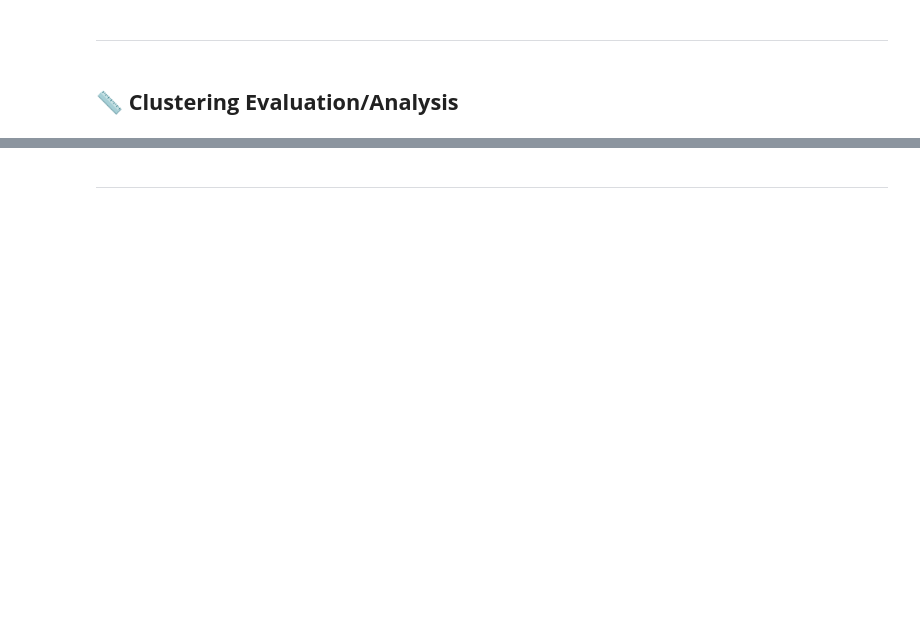
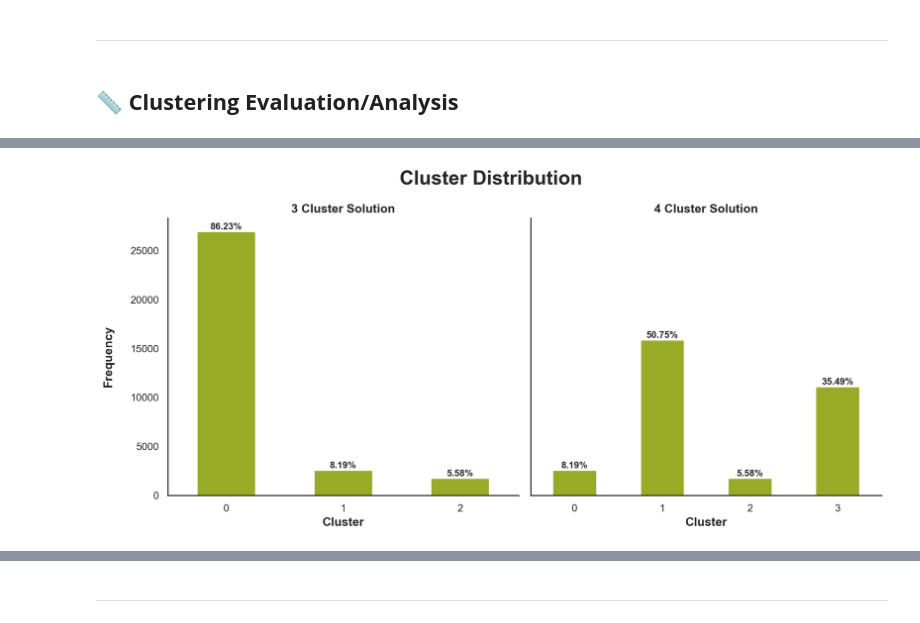
Before and after one commit to Silvestre17/DM_FoodDeliveryClustering_MasterProject, a Jupyter notebook: DM2425_Part2_37_02.ipynb, the cells around one changed output, grey strips where cells are left out. Drawn from its saved outputs; the diff is of its cells as text; code cells hidden in the pictures; blank space fills up the shorter version.

```diff
--- a/DM2425_Part2_37_02.ipynb
+++ b/DM2425_Part2_37_02.ipynb
@@ -202,0 +586,8 @@ weekdays_dict
+# %%
+# 3 Cluster Solution
+hc3_clust = AgglomerativeClustering(n_clusters=3)
+hc3_labels = hc3_clust.fit_predict(ABCDEats[metric_features])
+
+# Characterizing the 3 clusters
+df_concat = pd.concat([ABCDEats[metric_features], pd.Series(hc3_labels, name='labels', index=ABCDEats.index)], axis=1)
+df_concat.groupby('labels').mean()
@@ -202,0 +615,39 @@ weekdays_dict
+# %%
+## Barplot of the clusters (3 & 6 solutions in %)
+fig, ax = plt.subplots(1, 2, figsize=(12, 6), sharey=True)
+
+# 3 Cluster Solution
+cluster_freq = hc3_clust.labels_
+cluster_freq = pd.Series(cluster_freq).value_counts().sort_index()
+
+cluster_freq.plot(kind='bar', ax=ax[0], color=NOVAIMS_palette_colors[1])
+ax[0].set_title('3 Cluster Solution', fontsize=13, fontweight='bold')
+ax[0].set_xlabel('Cluster', fontsize=13, fontweight='bold')
+ax[0].set_ylabel('Frequency\n', fontsize=13, fontweight='bold')
+ax[0].set_xticklabels(ax[0].get_xticks(), rotation=0)
+
+# Add the percentage above the bars
+for i in ax[0].patches:
+    ax[0].text(i.get_x() + i.get_width()/2, i.get_height() + 3, f'{i.get_height()/cluster_freq.sum()*100:.2f}%',
+               ha='center', va='bottom', fontsize=10, fontweight='bold')
+
+# 6 Cluster Solution
+cluster_freq = hc4_clust.labels_
+cluster_freq = pd.Series(cluster_freq).value_counts().sort_index()
+
+cluster_freq.plot(kind='bar', ax=ax[1], color=NOVAIMS_palette_colors[1])
+ax[1].set_title('4 Cluster Solution', fontsize=13, fontweight='bold')
+ax[1].set_xlabel('Cluster', fontsize=13, fontweight='bold')
+ax[1].set_xticklabels(ax[1].get_xticks(), rotation=0)
+
+# Add the percentage above the bars
+for i in ax[1].patches:
+    ax[1].text(i.get_x() + i.get_width()/2, i.get_height() + 3, f'{i.get_height()/cluster_freq.sum()*100:.2f}%',
+               ha='center', va='bottom', fontsize=10, fontweight='bold')
+
+plt.suptitle('Cluster Distribution\n', fontsize=21, fontweight='bold', y=0.92)
+sns.despine(right=True, top=True)
+plt.tight_layout()
+plt.show()
+# %% [output]
+[figure, added]
```
Also changed, not shown: parts of 82 cells of this notebook, 24 other files.
